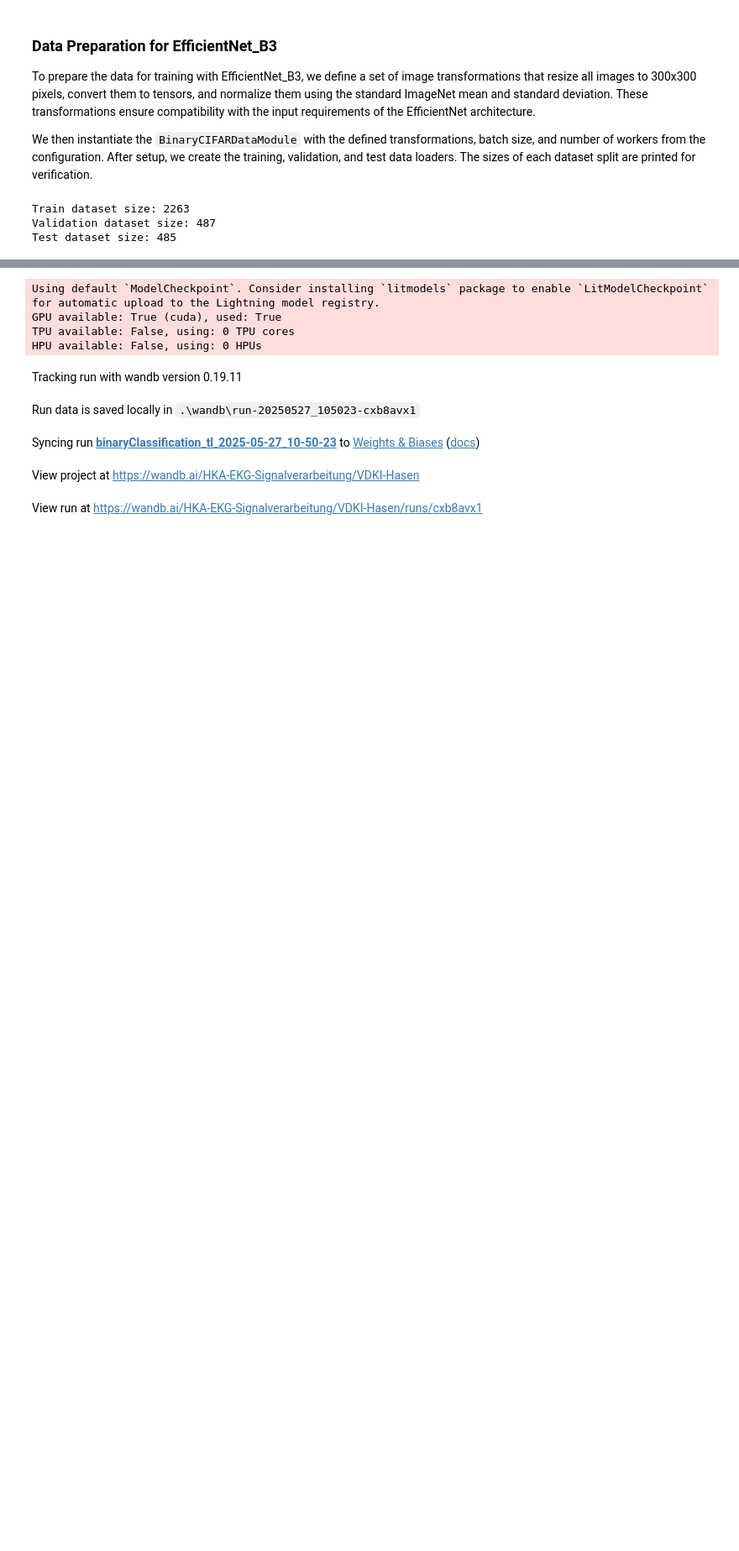
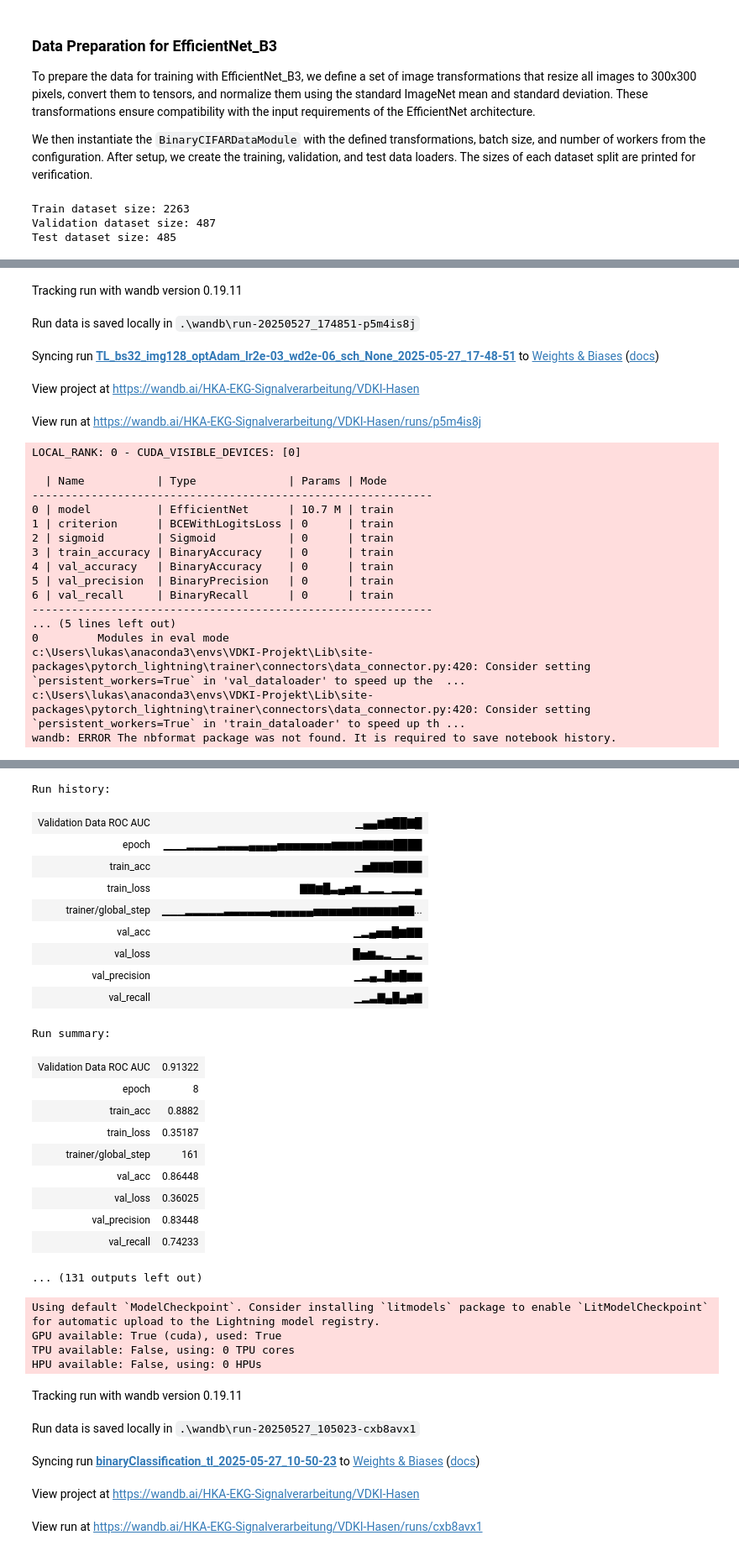
Before and after one commit to lukpausr/HKA_VDKI, a Jupyter notebook: main transferlearning.ipynb, the cells around one changed output, grey strips where cells are left out. Shown: that part at 84% size. Saved outputs shown, nothing was run; the diff lists cells and outputs as text; code cells hidden in the pictures; blank space fills up the shorter version.

```diff
--- a/main transferlearning.ipynb
+++ b/main transferlearning.ipynb
@@ -180,3 +179,29 @@ Test dataset size: 485
 In this step, we initialize the Weights & Biases (wandb) logger to track experiment metrics, hyperparameters, and model checkpoints. The logger is configured with project and experiment names, as well as key training parameters such as dataset, batch size, maximum epochs, and learning rate.
 
 We then set up the PyTorch Lightning `Trainer` with the wandb logger and an early stopping callback to monitor validation loss. The model is trained using the specified datamodule, and all relevant metrics are automatically logged to wandb for further analysis and visualization. After training, wandb logging is finalized to ensure all data is properly saved.
+# %%
+import datetime
+config['sweep_id'] = datetime.datetime.now().strftime("%Y%m%d_%H%M")
+
+def objective(trial):
+    model = getEfficientNetB3_model()
+    trainer = OptunaTrainer(
+        model=model,
+        config=config,
+        normalize_mean=[0.485, 0.456, 0.406],
+        normalize_std=[0.229, 0.224, 0.225],
+        dataset_name="DwarfRabbits-binary"
+    )
+    return trainer.run_training(trial)
+
+study = optuna.create_study(direction="minimize")  # because we minimize val_loss
+study.optimize(objective, n_trials=config['number_of_trials'])
+
+# Best result
+print("Best trial:")
+print(study.best_trial.params)
+print("Best value (val_loss):", study.best_value)
+
+optuna.visualization.plot_optimization_history(study)
+optuna.visualization.plot_param_importances(study)
+# %% [output]
@@ -182,0 +214,22 @@ We then set up the PyTorch Lightning `Trainer` with the wandb logger and an earl
+Tracking run with wandb version 0.19.11
+Run data is saved locally in .\wandb\run-20250527_174851-p5m4is8j
+Syncing run TL_bs32_img128_optAdam_lr2e-03_wd2e-06_sch_None_2025-05-27_17-48-51 to Weights & Biases (docs)
+View project at https://wandb.ai/HKA-EKG-Signalverarbeitung/VDKI-Hasen
+View run at https://wandb.ai/HKA-EKG-Signalverarbeitung/VDKI-Hasen/runs/p5m4is8j
+LOCAL_RANK: 0 - CUDA_VISIBLE_DEVICES: [0]
+
+  | Name           | Type              | Params | Mode
+-------------------------------------------------------------
+0 | model          | EfficientNet      | 10.7 M | train
+1 | criterion      | BCEWithLogitsLoss | 0      | train
+2 | sigmoid        | Sigmoid           | 0      | train
+3 | train_accuracy | BinaryAccuracy    | 0      | train
+4 | val_accuracy   | BinaryAccuracy    | 0      | train
+5 | val_precision  | BinaryPrecision   | 0      | train
+6 | val_recall     | BinaryRecall      | 0      | train
+-------------------------------------------------------------
+... (5 lines left out)
+0         Modules in eval mode
+c:\Users\lukas\anaconda3\envs\VDKI-Projekt\Lib\site-packages\pytorch_lightning\trainer\connectors\data_connector.py:420: Consider setting `persistent_workers=True` in 'val_dataloader' to speed up the  ...
+c:\Users\lukas\anaconda3\envs\VDKI-Projekt\Lib\site-packages\pytorch_lightning\trainer\connectors\data_connector.py:420: Consider setting `persistent_workers=True` in 'train_dataloader' to speed up th ...
+wandb: ERROR The nbformat package was not found. It is required to save notebook history.
@@ -182,0 +237,21 @@ We then set up the PyTorch Lightning `Trainer` with the wandb logger and an earl
+Run history:
+| Validation Data ROC AUC | ▁▄▄▆▇██▇█ |
+| epoch | ▁▁▁▂▂▂▂▃▃▃▃▄▄▄▄▅▅▅▅▅▅▅▆▆▆▆▇▇▇▇████ |
+| train_acc | ▁▅▇▇▇████ |
+| train_loss | ▇▇▆█▃▄▅▆▁▂▂▁▂▂▂▄ |
+| trainer/global_step | ▁▁▁▂▂▂▂▂▃▃▃▃▃▃▄▄▄▄▄▄▅▅▅▅▅▆▆▆▆▆▆▇▇... |
+| val_acc | ▁▂▄▅▅█▆▇▇ |
+| val_loss | █▅▆▃▂▁▁▃▂ |
+| val_precision | ▁▂▄▂█▆█▆▆ |
+| val_recall | ▁▂▃▇▄█▄▆▇ |
+Run summary:
+| Validation Data ROC AUC | 0.91322 |
+| epoch | 8 |
+| train_acc | 0.8882 |
+| train_loss | 0.35187 |
+| trainer/global_step | 161 |
+| val_acc | 0.86448 |
+| val_loss | 0.36025 |
+| val_precision | 0.83448 |
+| val_recall | 0.74233 |
+... (131 outputs left out)
```
Also changed, not shown: parts of 8 cells of this notebook, 6 other files.
